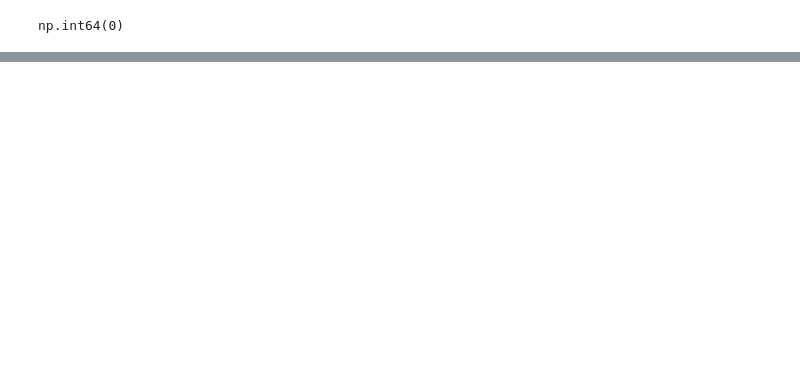
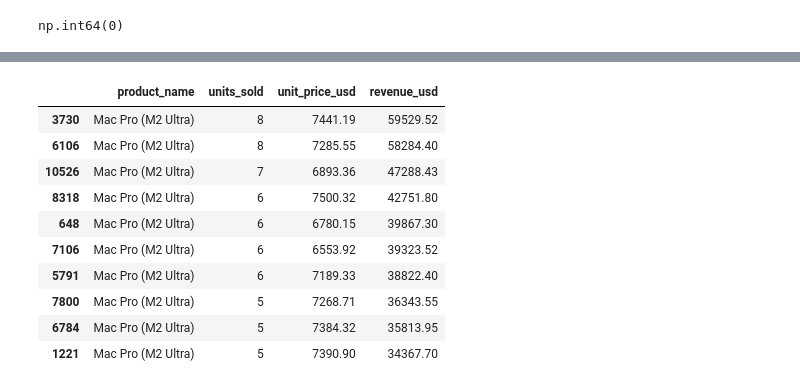
Before and after one commit to Toriq29/Apple-Global-Product-Sales-Dataset-Analysis, a Jupyter notebook: notebook/analyst.ipynb, the cells around one changed output, grey strips where cells are left out. Cells and saved outputs as stored; diff of their text form; code cells hidden in the pictures; blank space fills up the shorter version.

```diff
--- a/notebook/analyst.ipynb
+++ b/notebook/analyst.ipynb
@@ -139,0 +135,14 @@ correlation_matrix
+# %%
+df.sort_values(by='revenue_usd', ascending=False)[['product_name','units_sold','unit_price_usd','revenue_usd']].head(10)
+# %% [output]
+|  | product_name | units_sold | unit_price_usd | revenue_usd |
+| 3730 | Mac Pro (M2 Ultra) | 8 | 7441.19 | 59529.52 |
+| 6106 | Mac Pro (M2 Ultra) | 8 | 7285.55 | 58284.40 |
+| 10526 | Mac Pro (M2 Ultra) | 7 | 6893.36 | 47288.43 |
+| 8318 | Mac Pro (M2 Ultra) | 6 | 7500.32 | 42751.80 |
+| 648 | Mac Pro (M2 Ultra) | 6 | 6780.15 | 39867.30 |
+| 7106 | Mac Pro (M2 Ultra) | 6 | 6553.92 | 39323.52 |
+| 5791 | Mac Pro (M2 Ultra) | 6 | 7189.33 | 38822.40 |
+| 7800 | Mac Pro (M2 Ultra) | 5 | 7268.71 | 36343.55 |
+| 6784 | Mac Pro (M2 Ultra) | 5 | 7384.32 | 35813.95 |
+| 1221 | Mac Pro (M2 Ultra) | 5 | 7390.90 | 34367.70 |
```
Also changed, not shown: parts of 22 cells of this notebook.
